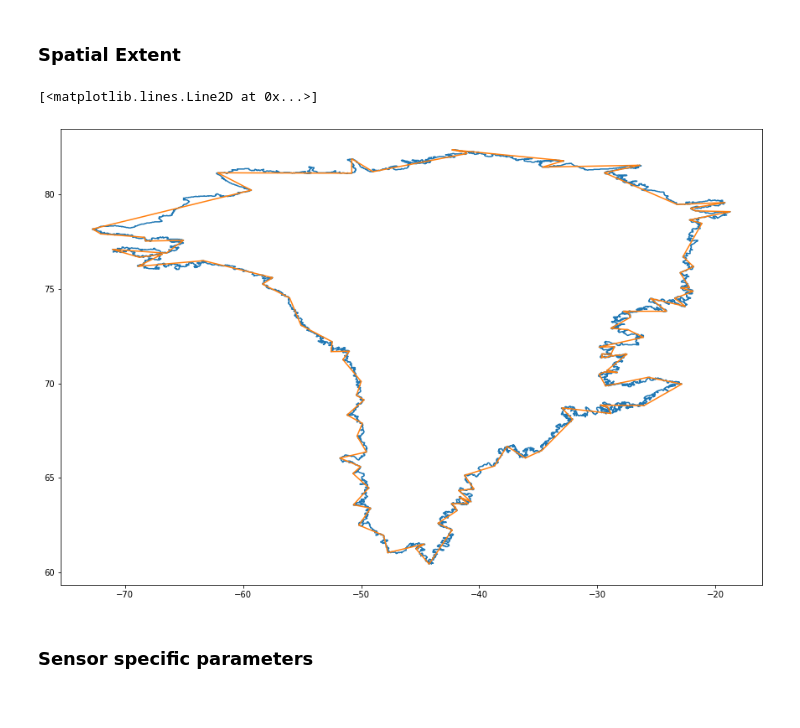
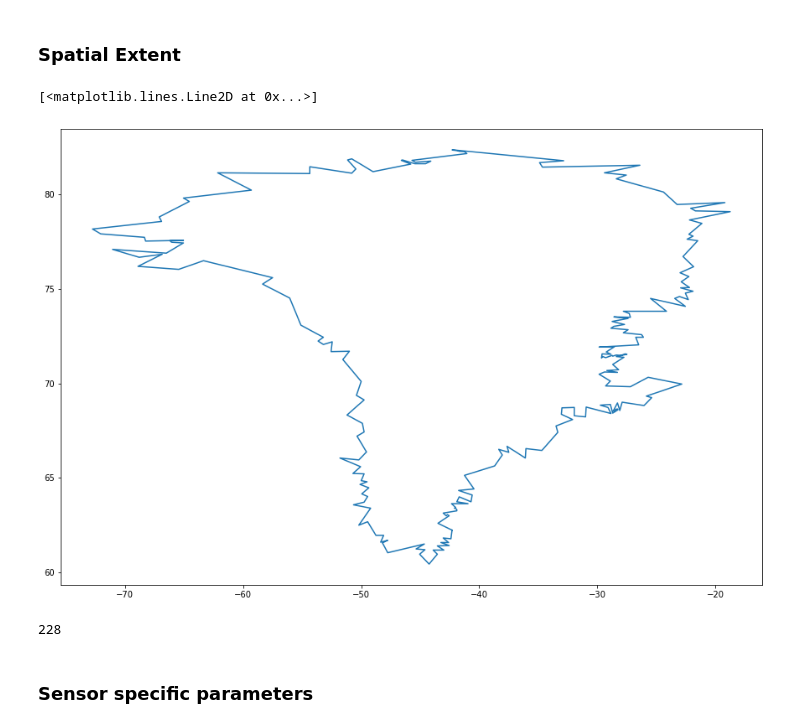
Before and after one commit to ICESAT-2HackWeek/CloudMask, a Jupyter notebook: Assimilation.ipynb, the cells around one changed output. Drawn from its saved outputs; the diff is of its cells as text; code cells hidden in the pictures.

```diff
--- a/Assimilation.ipynb
+++ b/Assimilation.ipynb
@@ -61,18 +78,22 @@ basins_ids = [1.1, 1.2, 1.3, 1.4,
 my_basins = basins_ids
 polygons = [drainage_basin(basin_id) for basin_id in my_basins ]
 poly_full = unary_union(polygons)
-polygon_Greenland = poly_full.simplify(tolerance=0.5)
+polygon_Greenland = poly_full.simplify(tolerance=0.3)
 
 #spatial_extent = list(poly_full_simplify.exterior.coords)
 # %%
 full_longitudes, full_latitudes =  poly_full.exterior.xy
 Greenland_lon, Greenland_lat = polygon_Greenland.exterior.xy
 
-plt.plot(full_longitudes, full_latitudes)
+#plt.plot(full_longitudes, full_latitudes)
 plt.plot(Greenland_lon, Greenland_lat)
 # %% [output]
 [<matplotlib.lines.Line2D at 0x...>]
-[figure, old version]
+[figure, new version]
+# %%
+len(Greenland_lat)
+# %% [output]
+228
 # %% [markdown]
 ### Sensor specific parameters
 # %%
```
Also changed, not shown: parts of 10 cells of this notebook.
